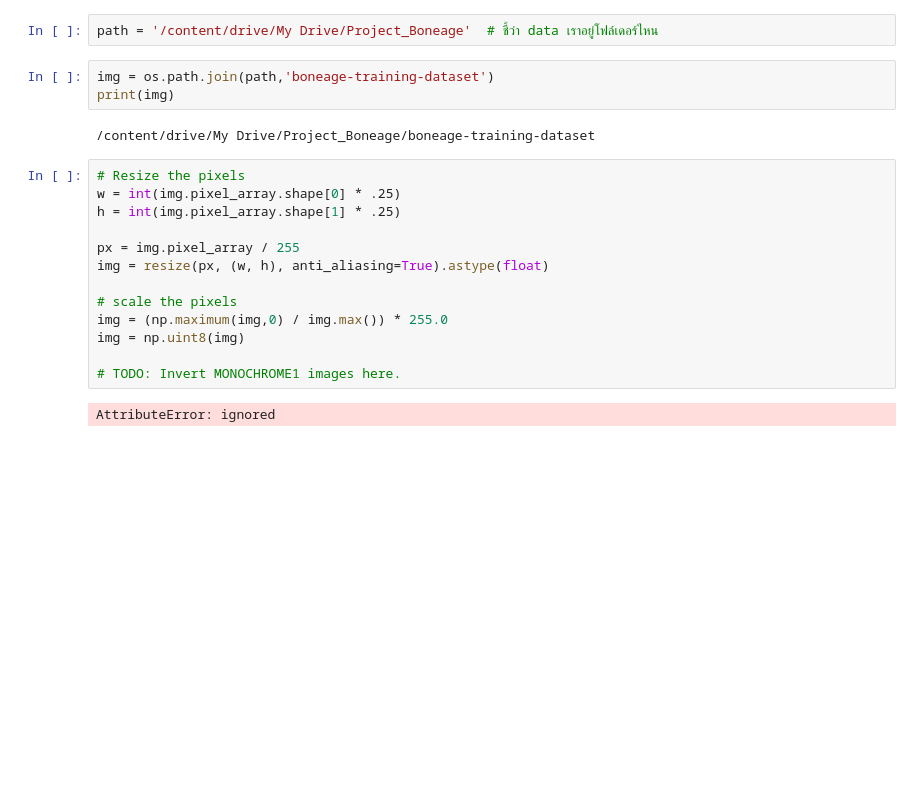
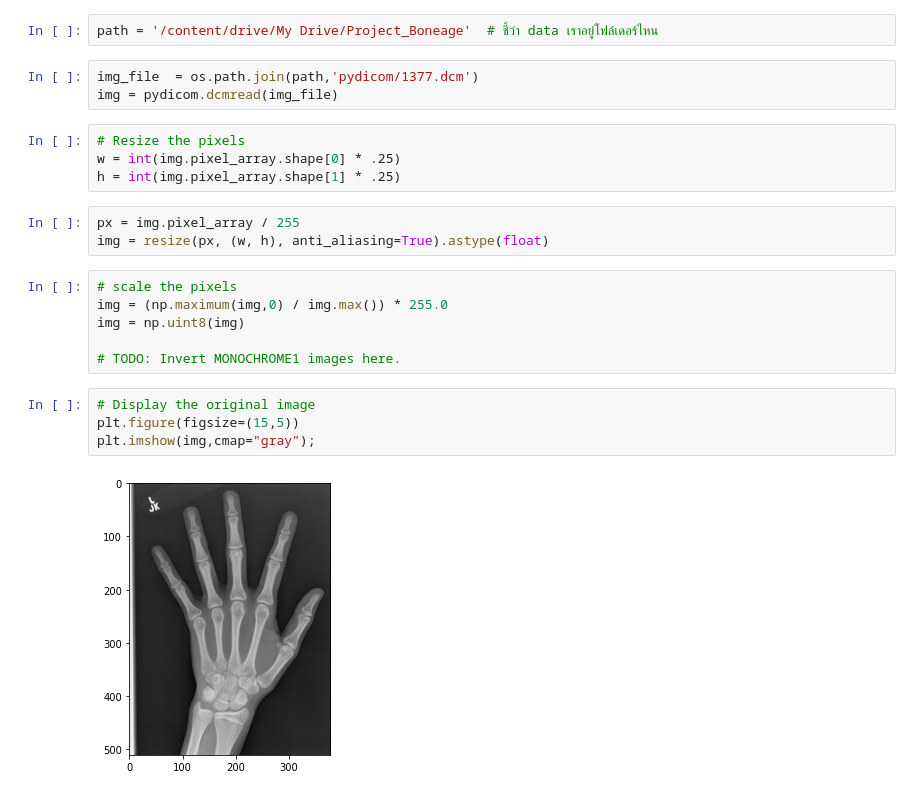
Before and after one commit to kittimaxz/Project_BoneAge, a Jupyter notebook: CropImage.ipynb, the cells around one changed output. Drawn from its saved outputs; the diff is of its cells as text; blank space fills up the shorter version.

Commit message:
cv2 Error

```diff
--- a/CropImage.ipynb
+++ b/CropImage.ipynb
@@ -20,22 +21,24 @@ import os # os จัดการเกี่ยวกับไฟล์ต่
 # %%
 path = '/content/drive/My Drive/Project_Boneage'  # ชี้ว่า data เราอยู่โฟล์เดอร์ไหน
 # %%
-img = os.path.join(path,'boneage-training-dataset')
-print(img)
+img_file  = os.path.join(path,'pydicom/1377.dcm')
+img = pydicom.dcmread(img_file)
-# %% [output]
-/content/drive/My Drive/Project_Boneage/boneage-training-dataset
+# %%
+# Resize the pixels
+w = int(img.pixel_array.shape[0] * .25)
+h = int(img.pixel_array.shape[1] * .25)
+# %%
+px = img.pixel_array / 255
+img = resize(px, (w, h), anti_aliasing=True).astype(float)
 # %%
-# Resize the pixels
-w = int(img.pixel_array.shape[0] * .25)
-h = int(img.pixel_array.shape[1] * .25)
-
-px = img.pixel_array / 255
-img = resize(px, (w, h), anti_aliasing=True).astype(float)
-
 # scale the pixels
 img = (np.maximum(img,0) / img.max()) * 255.0
 img = np.uint8(img)
 
 # TODO: Invert MONOCHROME1 images here.
-# %% [output]
-AttributeError: ignored
+# %%
+# Display the original image
+plt.figure(figsize=(15,5))
+plt.imshow(img,cmap="gray");
+# %% [output]
+[figure, added]
```
Also changed, not shown: parts of 3 cells of this notebook.
